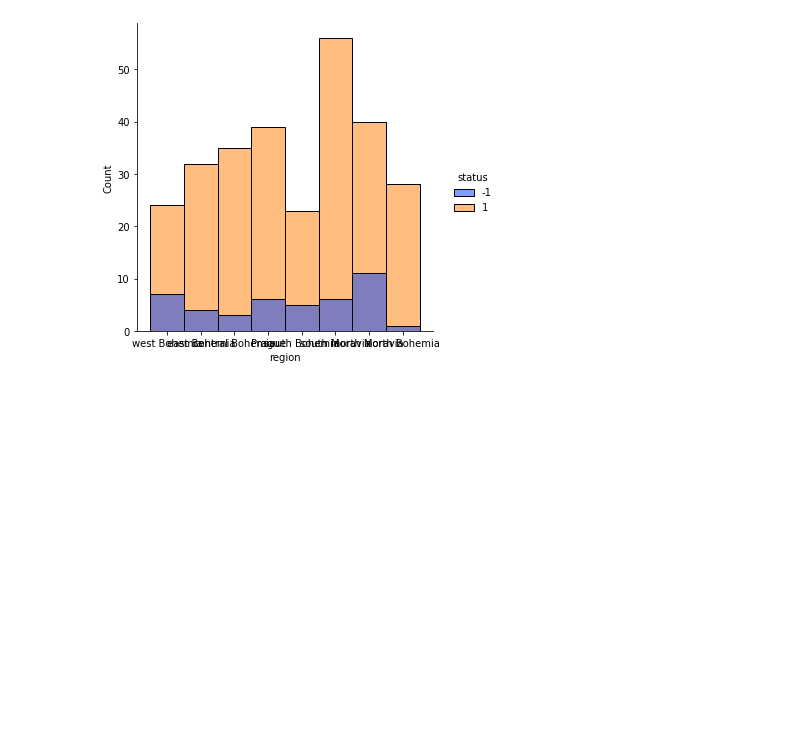
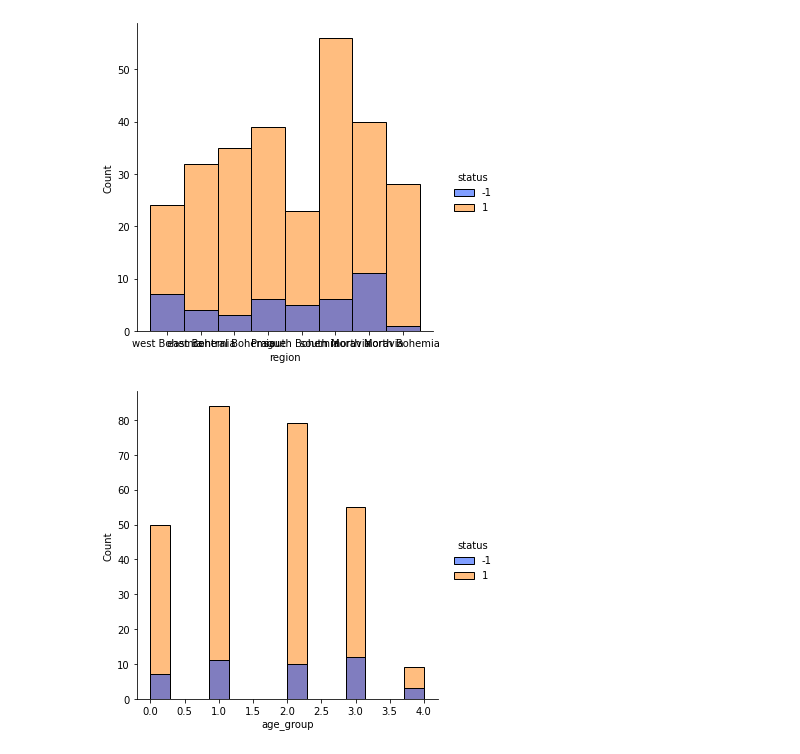
Before and after one commit to 2dukes/PROJ_AC_2122, a Jupyter notebook: bivariateAnalysis.ipynb, the cells around one changed output. Cells and saved outputs as stored; diff of their text form; code cells hidden in the pictures; blank space fills up the shorter version.

Commit message:
Add: Age group discretization and respective graphics. Added new features to district data.

```diff
--- a/bivariateAnalysis.ipynb
+++ b/bivariateAnalysis.ipynb
@@ -42,3 +42,9 @@ plot_with_count("payments", "status")
 plot_with_count("region", "status")
 # %% [output]
 [figure]
+# %%
+# Age_Group vs. Loan Status
+
+plot_with_count("age_group", "status")
+# %% [output]
+[figure, added]
```
Also changed, not shown: parts of 1 cell of this notebook, 11 other files.
